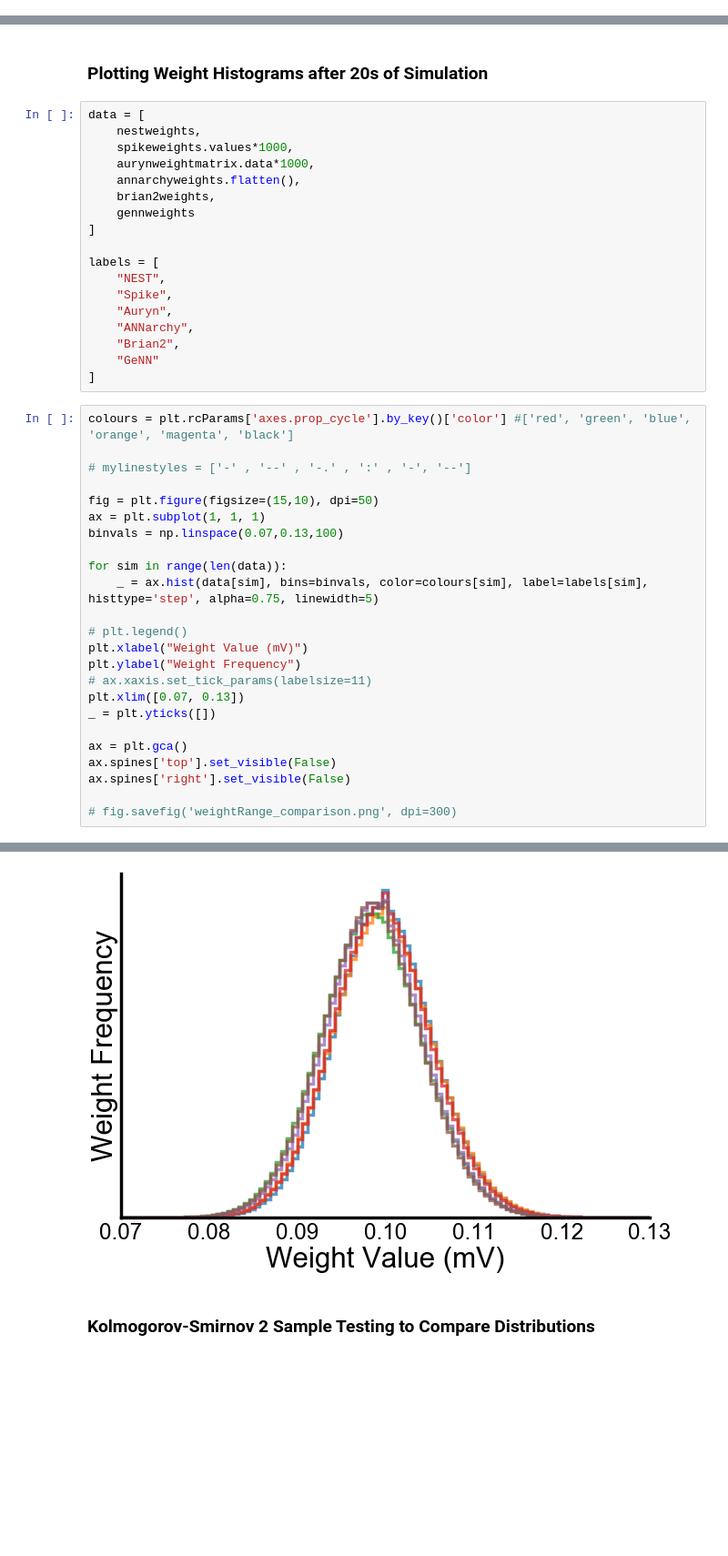
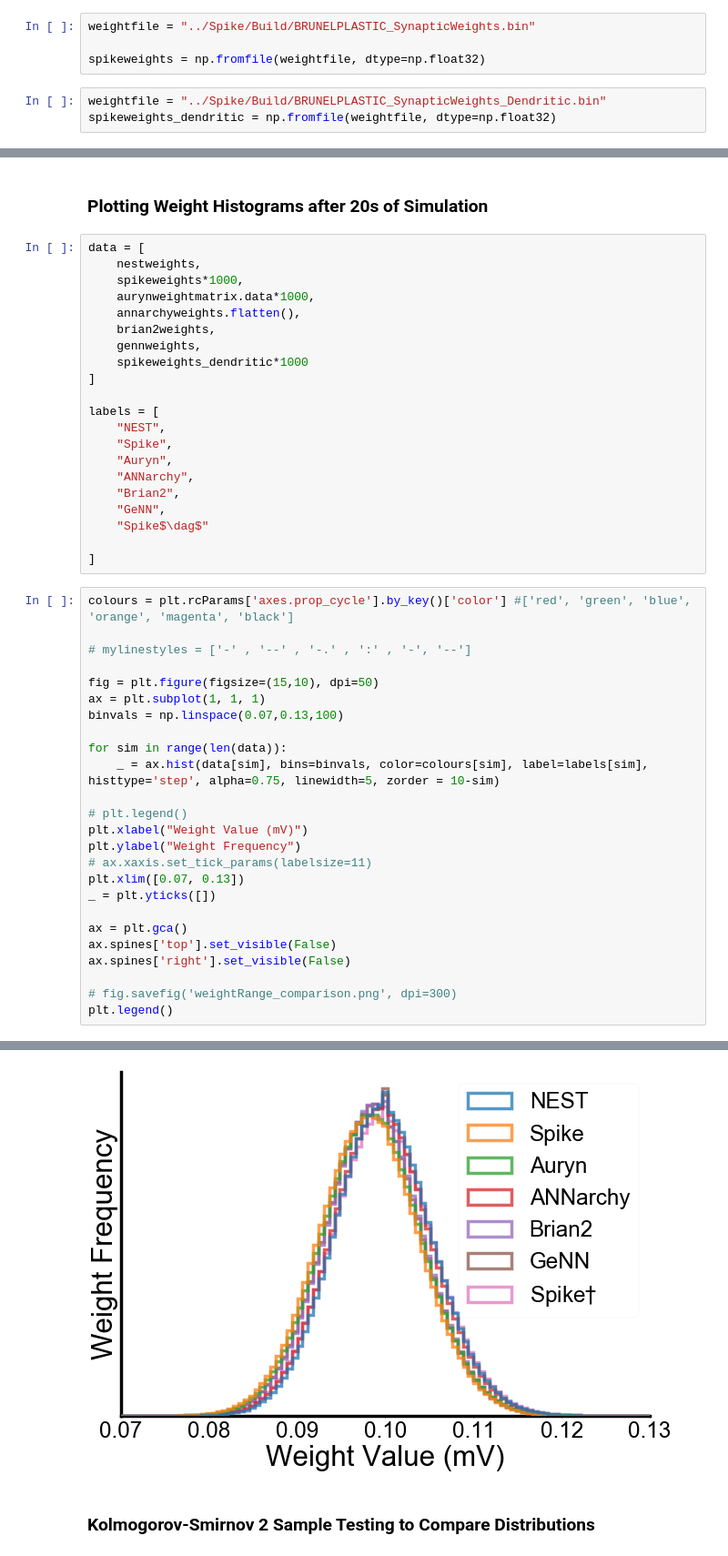
Before and after one commit to nasiryahm/SNNSimulatorComparison, a Jupyter notebook: Benchmarks/Brunel/_results/BrunelWeightAnalysis.ipynb, the cells around one changed output, grey strips where cells are left out. Shown at 91% size. Saved outputs shown, nothing was run; the diff lists cells and outputs as text; blank space fills up the shorter version.

Commit message:
Updating Brunel Plasiticity Analysis to show w/ and without axonal effect.

```diff
--- a/Benchmarks/Brunel/_results/BrunelWeightAnalysis.ipynb
+++ b/Benchmarks/Brunel/_results/BrunelWeightAnalysis.ipynb
@@ -64,3 +55,10 @@ spikeweights = spike_network_df["weight"]
+# %%
+weightfile = "../Spike/Build/BRUNELPLASTIC_SynapticWeights.bin"
+
+spikeweights = np.fromfile(weightfile, dtype=np.float32)
+# %%
+weightfile = "../Spike/Build/BRUNELPLASTIC_SynapticWeights_Dendritic.bin"
+spikeweights_dendritic = np.fromfile(weightfile, dtype=np.float32)
 # %% [markdown]
 ### Loading GeNN weights
 # %%
@@ -71,11 +69,12 @@ gennweights = np.fromfile(weightfile, dtype=np.float32)
 # %%
 data = [
     nestweights,
-    spikeweights.values*1000,
+    spikeweights*1000,
     aurynweightmatrix.data*1000,
     annarchyweights.flatten(),
     brian2weights,
-    gennweights
+    gennweights,
+    spikeweights_dendritic*1000
 ]
 
 labels = [
@@ -84,7 +83,9 @@ labels = [
     "Auryn",
     "ANNarchy",
     "Brian2",
-    "GeNN"
+    "GeNN",
+    "Spike$\dag$"
+
 ]
 # %%
 colours = plt.rcParams['axes.prop_cycle'].by_key()['color'] #['red', 'green', 'blue', 'orange', 'magenta', 'black']
@@ -96,7 +97,7 @@ ax = plt.subplot(1, 1, 1)
 binvals = np.linspace(0.07,0.13,100)
 
 for sim in range(len(data)):
-    _ = ax.hist(data[sim], bins=binvals, color=colours[sim], label=labels[sim], histtype='step', alpha=0.75, linewidth=5)
+    _ = ax.hist(data[sim], bins=binvals, color=colours[sim], label=labels[sim], histtype='step', alpha=0.75, linewidth=5, zorder = 10-sim)
 
 # plt.legend()
 plt.xlabel("Weight Value (mV)")
@@ -110,4 +111,5 @@ ax.spines['top'].set_visible(False)
 ax.spines['right'].set_visible(False)
 
 # fig.savefig('weightRange_comparison.png', dpi=300)
+plt.legend()
 # %% [output]
@@ -114,4 +117,4 @@ ax.spines['right'].set_visible(False)
-[figure, old version]
+[figure, new version]
 # %% [markdown]
 ### Kolmogorov-Smirnov 2 Sample Testing to Compare Distributions
 # %%
```
Also changed, not shown: parts of 5 cells of this notebook, 2 other files.
